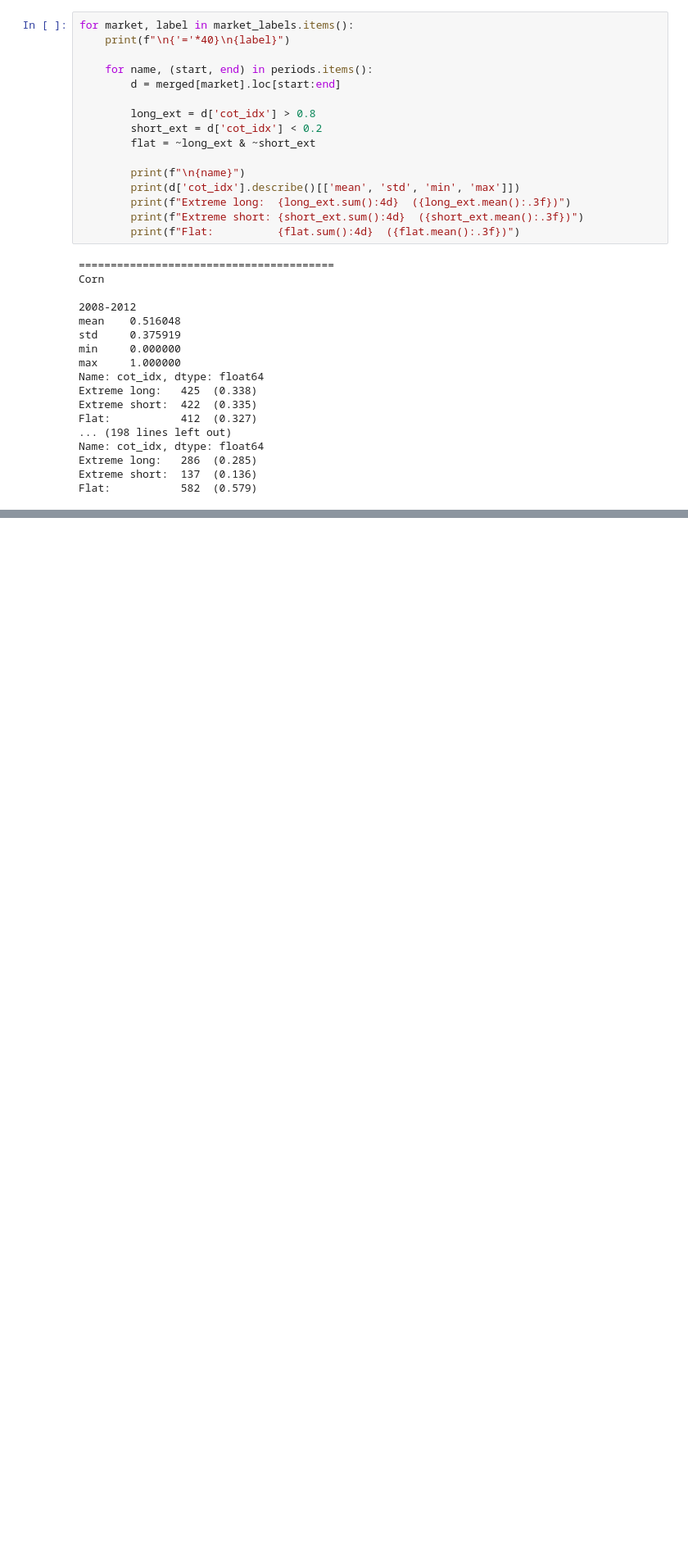
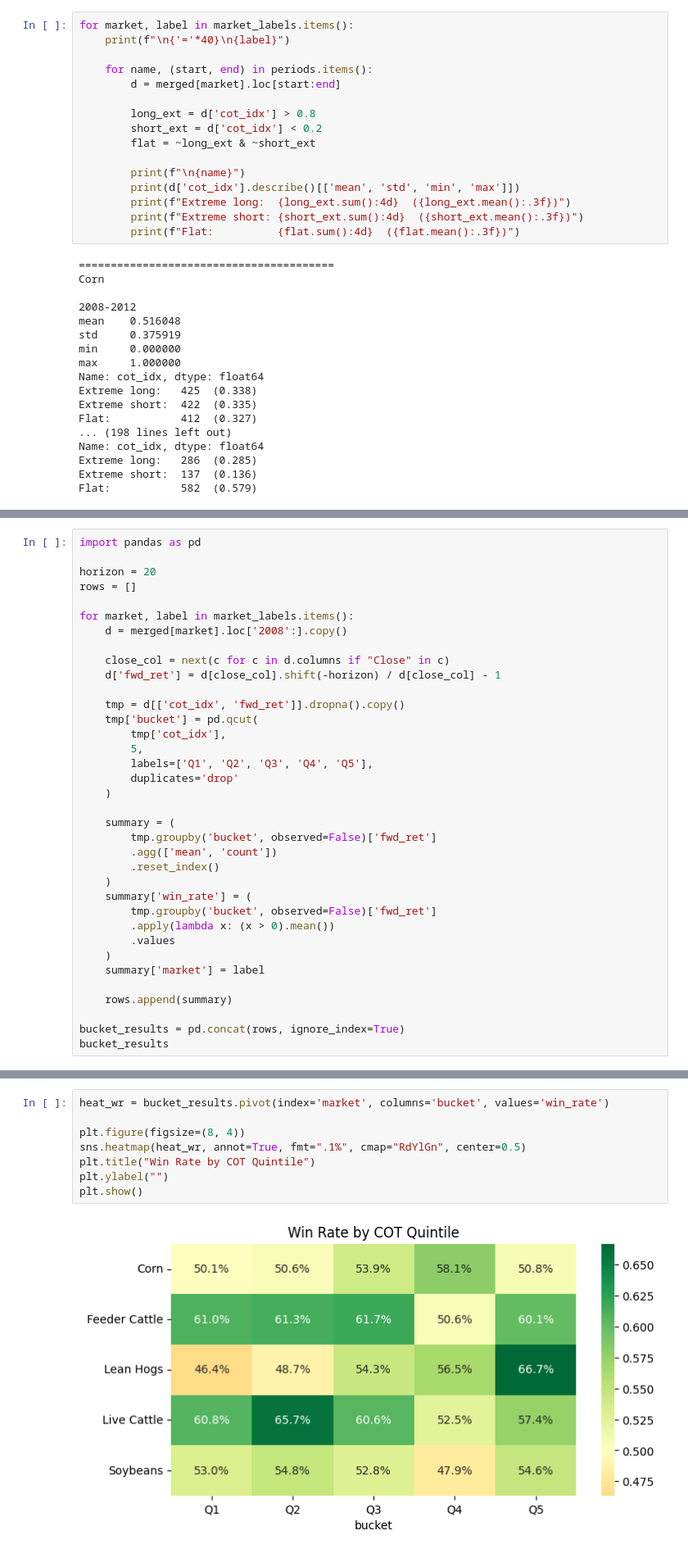
Before and after one commit to isupryaga/Commodities-Research, a Jupyter notebook: corn_futures_cot.ipynb, the cells around one changed output, grey strips where cells are left out. Shown at 82% size. Drawn from its saved outputs; the diff is of its cells as text; blank space fills up the shorter version.

```diff
--- a/corn_futures_cot.ipynb
+++ b/corn_futures_cot.ipynb
@@ -2112,0 +723,36 @@ np.float64(-0.30858469129275456)
+# %%
+import pandas as pd
+
+horizon = 20
+rows = []
+
+for market, label in market_labels.items():
+    d = merged[market].loc['2008':].copy()
+
+    close_col = next(c for c in d.columns if "Close" in c)
+    d['fwd_ret'] = d[close_col].shift(-horizon) / d[close_col] - 1
+
+    tmp = d[['cot_idx', 'fwd_ret']].dropna().copy()
+    tmp['bucket'] = pd.qcut(
+        tmp['cot_idx'],
+        5,
+        labels=['Q1', 'Q2', 'Q3', 'Q4', 'Q5'],
+        duplicates='drop'
+    )
+
+    summary = (
+        tmp.groupby('bucket', observed=False)['fwd_ret']
+        .agg(['mean', 'count'])
+        .reset_index()
+    )
+    summary['win_rate'] = (
+        tmp.groupby('bucket', observed=False)['fwd_ret']
+        .apply(lambda x: (x > 0).mean())
+        .values
+    )
+    summary['market'] = label
+
+    rows.append(summary)
+
+bucket_results = pd.concat(rows, ignore_index=True)
+bucket_results
@@ -2112,0 +790,10 @@ np.float64(-0.30858469129275456)
+# %%
+heat_wr = bucket_results.pivot(index='market', columns='bucket', values='win_rate')
+
+plt.figure(figsize=(8, 4))
+sns.heatmap(heat_wr, annot=True, fmt=".1%", cmap="RdYlGn", center=0.5)
+plt.title("Win Rate by COT Quintile")
+plt.ylabel("")
+plt.show()
+# %% [output]
+[figure, added]
```
Also changed, not shown: parts of 68 cells of this notebook.
